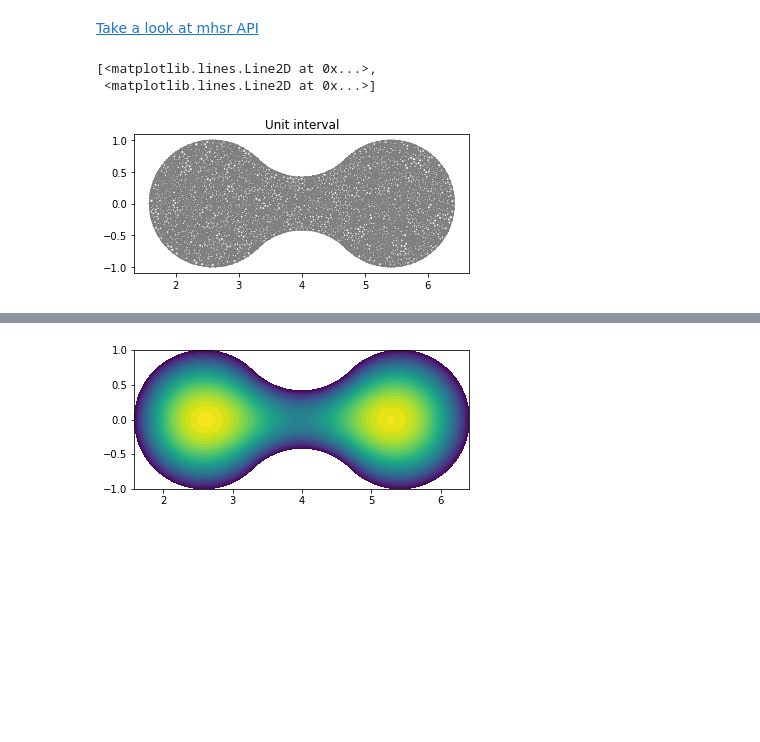
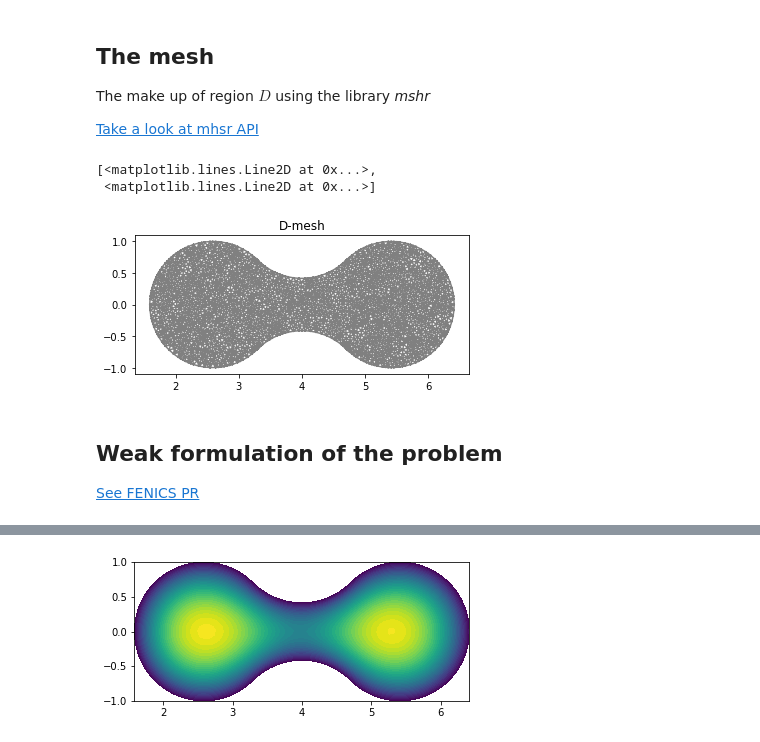
Before and after one commit to Carmenlazy-ustc/Critical-points-toroidal, a Jupyter notebook: fenics_2d_domain2.ipynb, the cells around one changed output, grey strips where cells are left out. Cells and saved outputs as stored; diff of their text form; code cells hidden in the pictures; blank space fills up the shorter version.

```diff
--- a/fenics_2d_domain2.ipynb
+++ b/fenics_2d_domain2.ipynb
@@ -4,6 +13,10 @@ from dolfin import *
 import matplotlib.pyplot as plt
 import numpy as np
 # %% [markdown]
+## The mesh
+
+The make up of region $D$ using the library *mshr*
+
 [Take a look at mhsr API](https://bitbucket.org/fenics-project/mshr/wiki/API)
 # %%
 ra = 1
@@ -19,11 +32,15 @@ domain2 = mshr.CSGTranslation(dom2, Point(1.1*ra,0))
 # %%
 mesh = mshr.generate_mesh(domain, 50)
 # %%
-plot(mesh, title="Unit interval")
+plot(mesh, title="D-mesh")
 # %% [output]
 [<matplotlib.lines.Line2D at 0x...>,
  <matplotlib.lines.Line2D at 0x...>]
-[figure, old version]
+[figure, new version]
+# %% [markdown]
+## Weak formulation of the problem
+
+[See FENICS PR](https://fenicsproject.org/)
 # %%
 V = FunctionSpace(mesh, "Lagrange", 1)
 # %%
```
Also changed, not shown: parts of 8 cells of this notebook.
